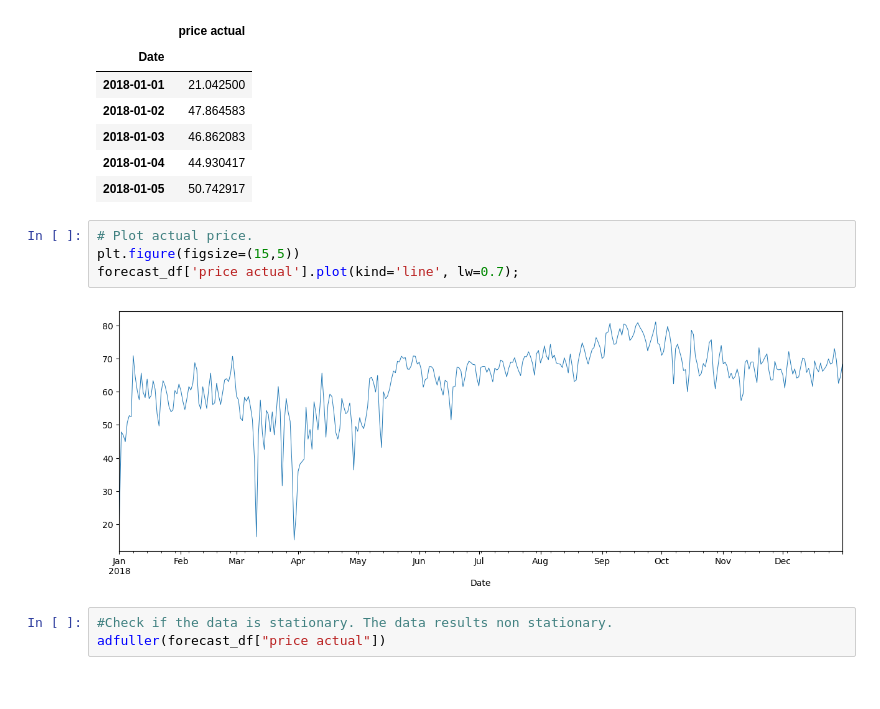
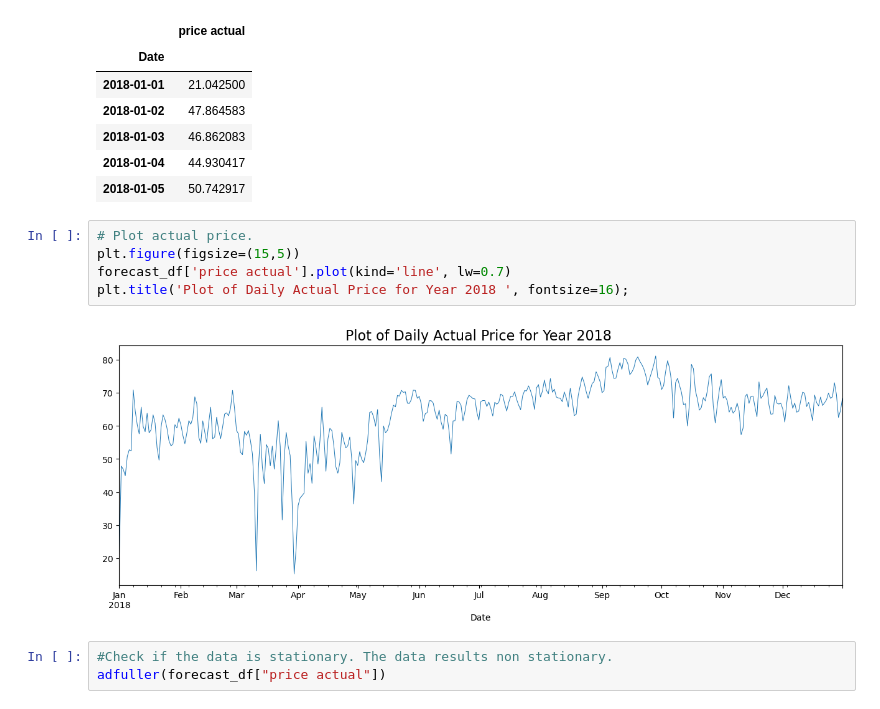
Before and after one commit to Er90Space/IntegratedCA2_ML-DV_CCT, a Jupyter notebook: CA2_ML_Dvis.ipynb, the cells around one changed output. Cells and saved outputs as stored; diff of their text form.

```diff
--- a/CA2_ML_Dvis.ipynb
+++ b/CA2_ML_Dvis.ipynb
@@ -191,9 +198,10 @@ forecast_df.head()
 # %%
 # Plot actual price.
 plt.figure(figsize=(15,5))
-forecast_df['price actual'].plot(kind='line', lw=0.7);
+forecast_df['price actual'].plot(kind='line', lw=0.7)
+plt.title('Plot of Daily Actual Price for Year 2018 ', fontsize=16);
 # %% [output]
-[figure, old version]
+[figure, new version]
 # %%
 #Check if the data is stationary. The data results non stationary.
 adfuller(forecast_df["price actual"])
```
Also changed, not shown: parts of 51 cells of this notebook.
